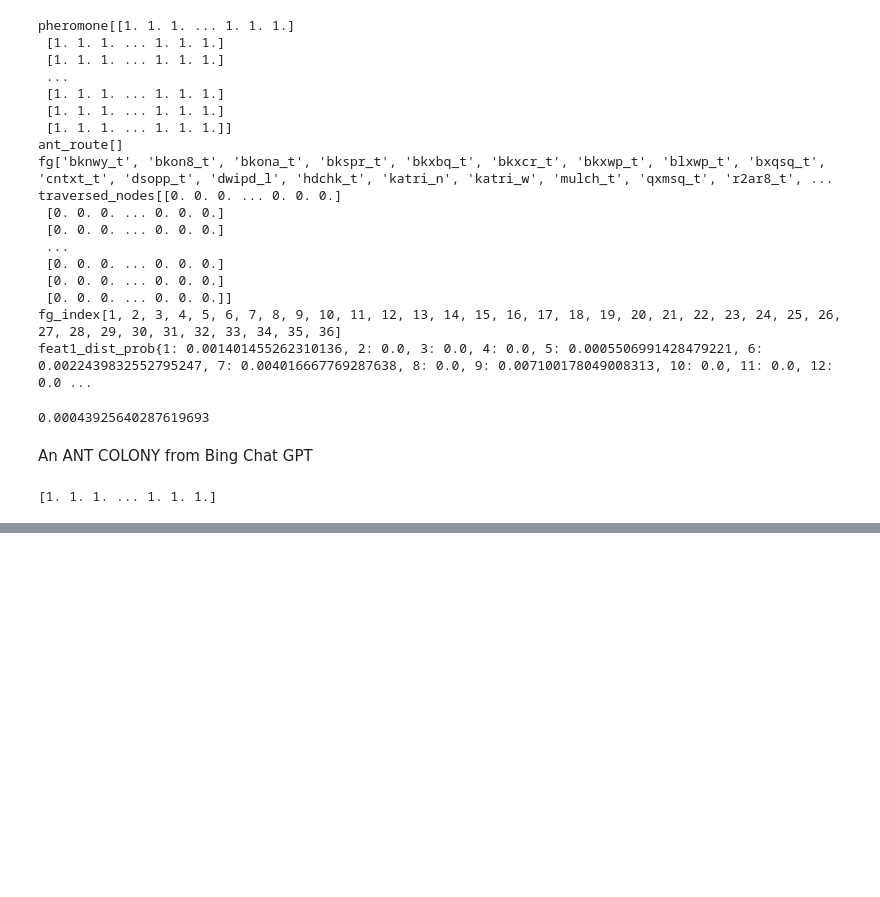
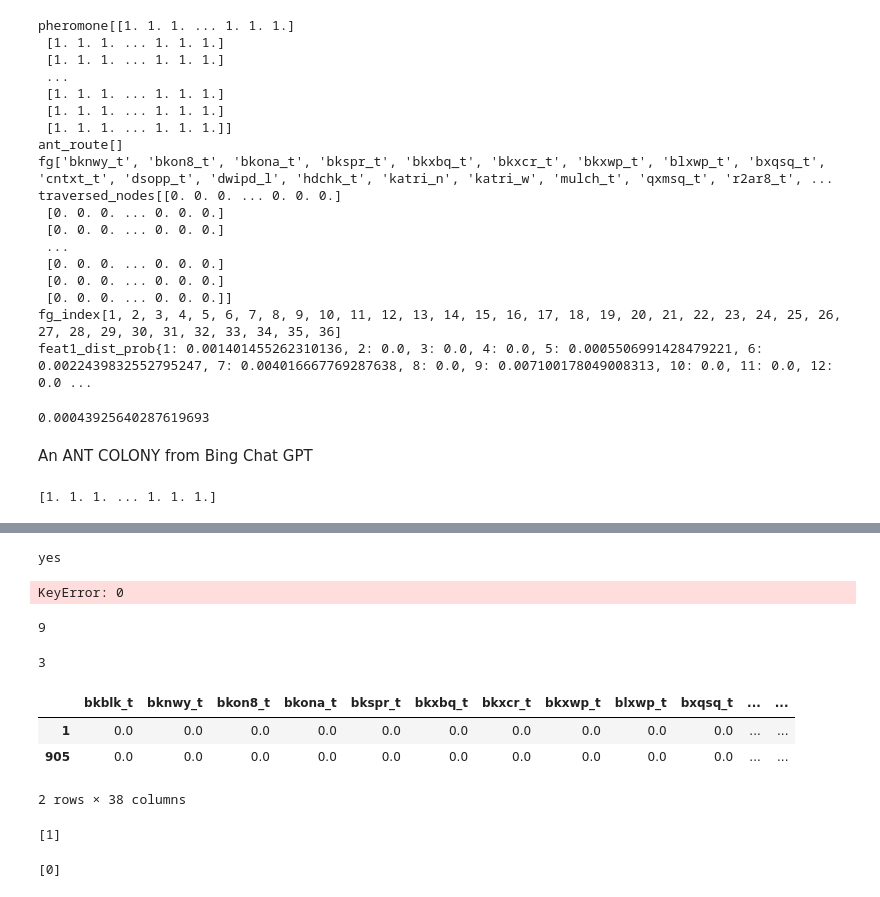
Before and after one commit to Cph4v/rough_set, a Jupyter notebook: oneANTcolony+roughset.ipynb, the cells around one changed output, grey strips where cells are left out. Saved outputs shown, nothing was run; the diff lists cells and outputs as text; code cells hidden in the pictures; blank space fills up the shorter version.

```diff
--- a/oneANTcolony+roughset.ipynb
+++ b/oneANTcolony+roughset.ipynb
@@ -433,0 +671,3 @@ TypeError: 'AdaBoostClassifier' object is not callable
+# %%
+yy = pd.get_dummies(data['win'],prefix='win',drop_first=True, dtype=int)
+yy
@@ -433,0 +688,3 @@ TypeError: 'AdaBoostClassifier' object is not callable
+# %%
+df = pd.concat([ns,yy], axis=1)
+df
@@ -433,0 +705,4 @@ TypeError: 'AdaBoostClassifier' object is not callable
+# %%
+partitions = [group for _, group in df.groupby(df.iloc[:,-1])]
+positive_regions = [group[group.duplicated(df.columns[:-1], keep=False)] for group in partitions]
+print(positive_regions)
@@ -433,0 +742,45 @@ TypeError: 'AdaBoostClassifier' object is not callable
+# %%
+if partitions[1].iloc[[1],[0]].values == partitions[0].iloc[[0],[0]].values:
+    print('yes')
+# %% [output]
+yes
+# %%
+# partition 0
+col = {}
+# for j in range(len(ns.columns)):
+row = []
+for i in range(len(partitions[0])):
+    for k in range(len(partitions[1])):
+        number_of_differences = np.count_nonzero(np.subtract(partitions[0].iloc[[i],:].values, partitions[1].iloc[[k],:].values))
+
+        print(f'column{i}--part0{j}--part1{number_of_differences}')
+col[f'col{j}'] = row
+col
+# ns.iloc[[2],[1]]
+# %% [output]
+KeyError: 0
+# %%
+arr = partitions[0].iloc[[1],:].values
+np.count_nonzero(arr)
+# %% [output]
+9
+# %%
+diff = np.subtract(partitions[0].iloc[[1],:].values, partitions[1].iloc[[1],:].values)
+np.count_nonzero(diff)
+# %% [output]
+3
+# %%
+partitions[partitions == 1].fillna(0)
+# %% [output]
+|  | bkblk_t | bknwy_t | bkon8_t | bkona_t | bkspr_t | bkxbq_t | bkxcr_t | bkxwp_t | blxwp_t | bxqsq_t | ... | ... |
+| 1 | 0.0 | 0.0 | 0.0 | 0.0 | 0.0 | 0.0 | 0.0 | 0.0 | 0.0 | 0.0 | ... | ... |
+| 905 | 0.0 | 0.0 | 0.0 | 0.0 | 0.0 | 0.0 | 0.0 | 0.0 | 0.0 | 0.0 | ... | ... |
+2 rows × 38 columns
+# %%
+list(t2.iloc[:,4])
+# %% [output]
+[1]
+# %%
+list(t1.iloc[:,4])
+# %% [output]
+[0]
```
Also changed, not shown: parts of 22 cells of this notebook, 2 other files.
